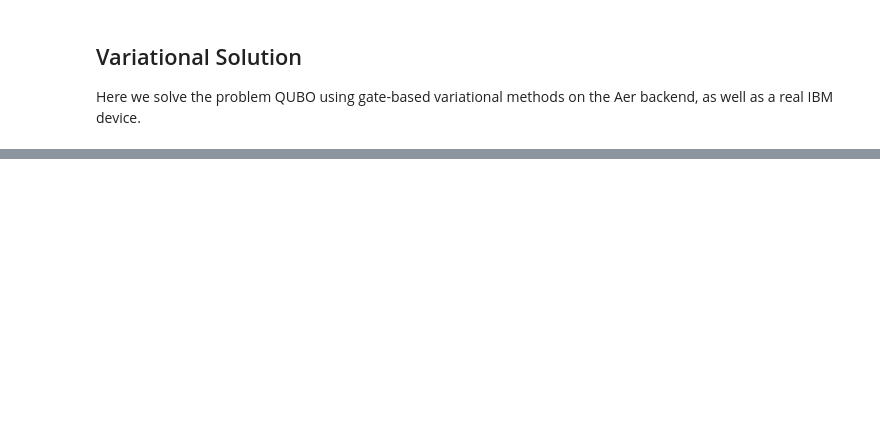
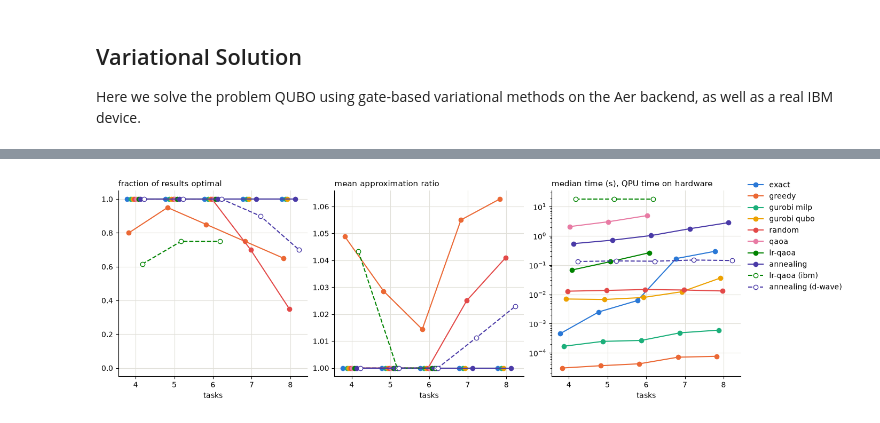
Before and after one commit to manavbabel/quantum-applications, a Jupyter notebook: job-shop-scheduling/job_shop_scheduling.ipynb, the cells around one changed output, grey strips where cells are left out. Saved outputs shown, nothing was run; the diff lists cells and outputs as text; code cells hidden in the pictures; blank space fills up the shorter version.

```diff
--- a/job-shop-scheduling/job_shop_scheduling.ipynb
+++ b/job-shop-scheduling/job_shop_scheduling.ipynb
@@ -336,0 +502,71 @@ annealing/Advantage_system4 result FEASIBLE
+# %%
+# load the saved results, so the plot can be redrawn without rerunning the benchmark
+with open("benchmark_results.json") as f:
+    rows = json.load(f)
+
+groups = defaultdict(list)
+for row in rows:
+    groups[row["solver"], row["tasks"]].append(row)
+
+# fraction optimal, mean approximation ratio and median time for each solver and size
+summary = {}
+for key, group in groups.items():
+    ratios = [row["ratio"] for row in group if row["ratio"] is not None]
+    summary[key] = (
+        mean(row["optimal"] for row in group),
+        mean(ratios) if ratios else None,
+        median(row["time"] for row in group),
+        len(group),
+        len(group) - len(ratios),
+    )
+
+# hardware runs share their simulator's colour, drawn dashed with hollow markers
+style = {
+    "exact": {"color": "#2a78d6"},
+    "greedy": {"color": "#eb6834"},
+    "gurobi milp": {"color": "#1baf7a"},
+    "gurobi qubo": {"color": "#eda100"},
+    "random": {"color": "#e34948"},
+    "qaoa": {"color": "#e87ba4"},
+    "lr-qaoa": {"color": "#008300"},
+    "annealing": {"color": "#4a3aa7"},
+    "lr-qaoa (ibm)": {"color": "#008300", "linestyle": "--", "markerfacecolor": "white"},
+    "annealing (d-wave)": {"color": "#4a3aa7", "linestyle": "--", "markerfacecolor": "white"},
+}
+names = [name for name in style if any(solver == name for solver, _ in summary)]
+
+figure, axes = plt.subplots(1, 3, figsize=(14, 4.2), layout="constrained")
+titles = ["fraction of results optimal", "mean approximation ratio", "median time (s), QPU time on hardware"]
+for k, (ax, title) in enumerate(zip(axes, titles)):
+    for i, name in enumerate(names):
+        sizes = [tasks for solver, tasks in sorted(summary) if solver == name and summary[solver, tasks][k] is not None]
+        nudge = (i - (len(names) - 1) / 2) * 0.05
+        ax.plot(
+            [tasks + nudge for tasks in sizes],
+            [summary[name, tasks][k] for tasks in sizes],
+            marker="o",
+            markersize=6,
+            linewidth=1.5,
+            label=name,
+            **style[name],
+        )
+    ax.set_title(title, loc="left", fontsize=11)
+    ax.set_xlabel("tasks")
+    ax.set_xticks(sorted({tasks for _, tasks in summary}))
+    ax.grid(color="#e1e0d9", linewidth=0.8)
+    ax.set_axisbelow(True)
+    ax.spines[["top", "right"]].set_visible(False)
+axes[0].set_ylim(-0.05, 1.05)
+axes[2].set_yscale("log")
+figure.legend(*axes[0].get_legend_handles_labels(), loc="outside right upper", frameon=False)
+plt.savefig("figures/benchmark.png", dpi=150)
+plt.show()
+
+print(f"{'solver':20} {'tasks':>5} {'runs':>4} {'infeasible':>10} {'optimal':>7} {'ratio':>6} {'median time (s)':>15}")
+for name in names:
+    for tasks in sorted(t for solver, t in summary if solver == name):
+        optimal, ratio, seconds, runs, infeasible = summary[name, tasks]
+        ratio = "-" if ratio is None else f"{ratio:.3f}"
+        print(f"{name:20} {tasks:>5} {runs:>4} {infeasible:>10} {optimal:>7.2f} {ratio:>6} {seconds:>15.4f}")
+# %% [output]
+[figure, added]
```
Also changed, not shown: parts of 28 cells of this notebook, 5 other files.
